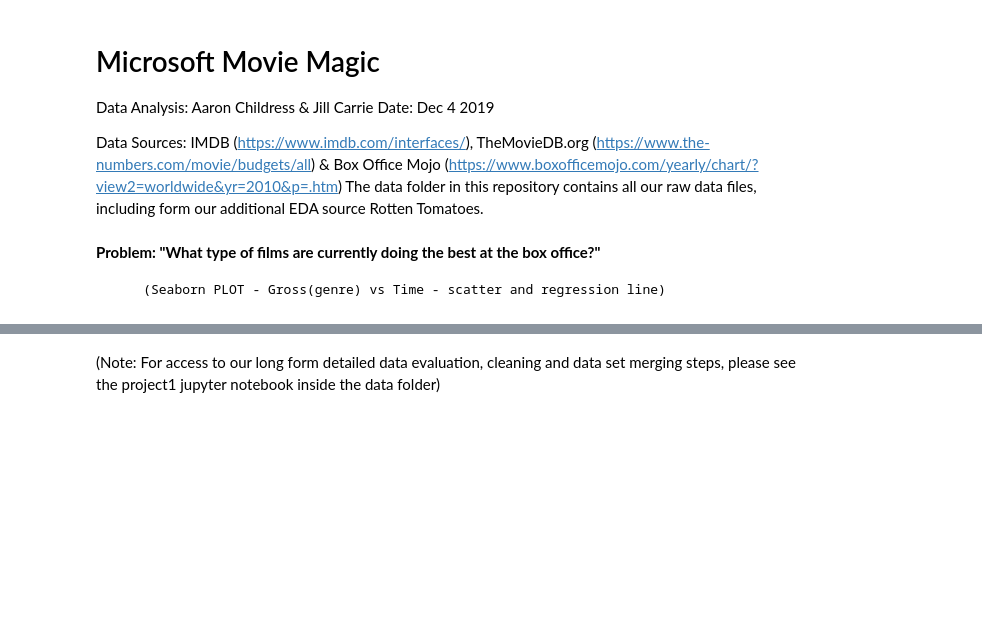
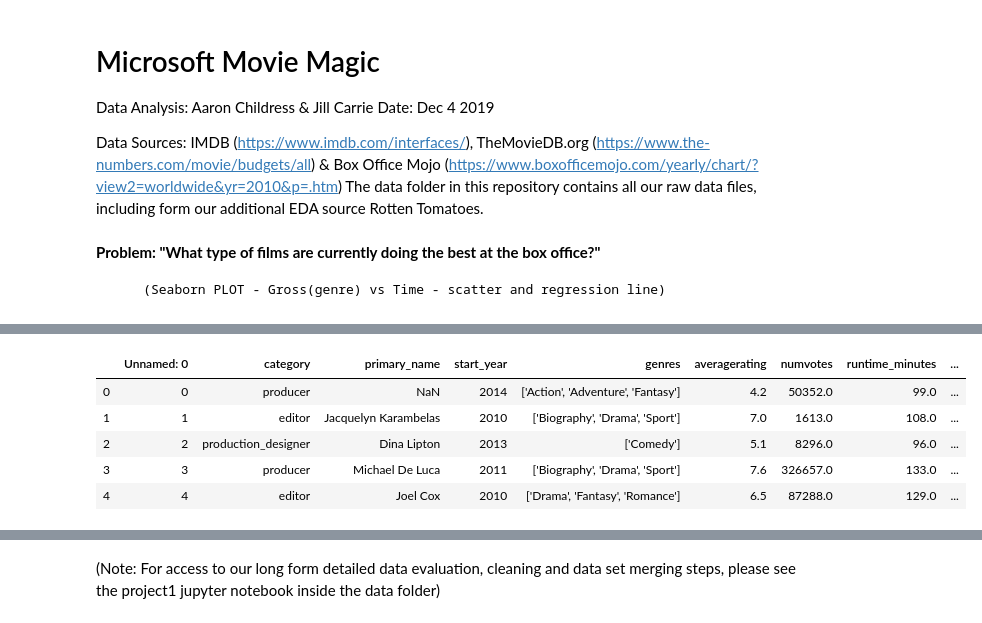
Before and after one commit to JillCarrie/Module1, a Jupyter notebook: Movie_Magic.ipynb, the cells around one changed output, grey strips where cells are left out. Cells and saved outputs as stored; diff of their text form; code cells hidden in the pictures; blank space fills up the shorter version.

```diff
--- a/Movie_Magic.ipynb
+++ b/Movie_Magic.ipynb
@@ -22,0 +63,10 @@ SyntaxError: invalid syntax (<ipython-input-2-1ae2c6b446ff>, line 7)
+# %%
+primary_genre = pd.read_csv('data\primary_genre.csv')
+primary_genre.head()
+# %% [output]
+|  | Unnamed: 0 | category | primary_name | start_year | genres | averagerating | numvotes | runtime_minutes | ... |
+| 0 | 0 | producer | NaN | 2014 | ['Action', 'Adventure', 'Fantasy'] | 4.2 | 50352.0 | 99.0 | ... |
+| 1 | 1 | editor | Jacquelyn Karambelas | 2010 | ['Biography', 'Drama', 'Sport'] | 7.0 | 1613.0 | 108.0 | ... |
+| 2 | 2 | production_designer | Dina Lipton | 2013 | ['Comedy'] | 5.1 | 8296.0 | 96.0 | ... |
+| 3 | 3 | producer | Michael De Luca | 2011 | ['Biography', 'Drama', 'Sport'] | 7.6 | 326657.0 | 133.0 | ... |
+| 4 | 4 | editor | Joel Cox | 2010 | ['Drama', 'Fantasy', 'Romance'] | 6.5 | 87288.0 | 129.0 | ... |
```
Also changed, not shown: parts of 12 cells of this notebook.
